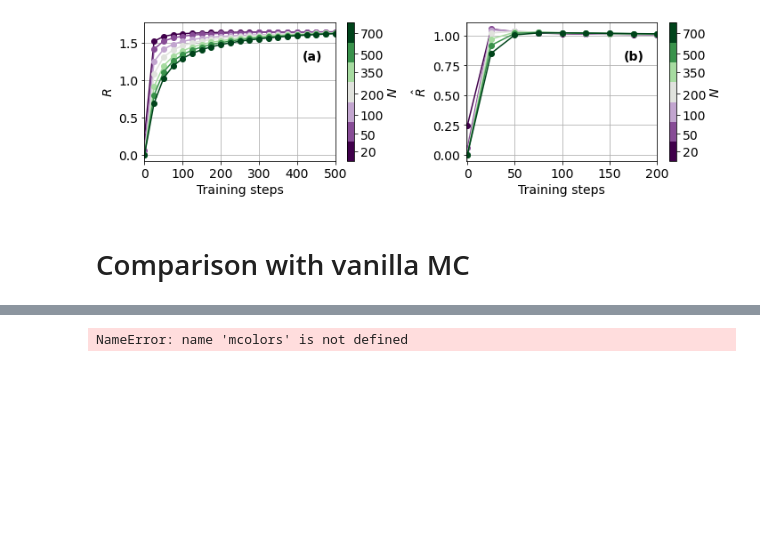
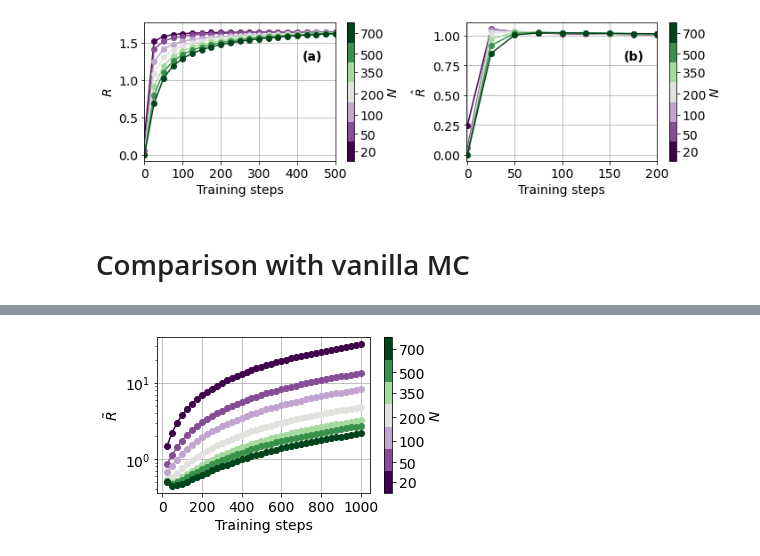
Before and after one commit to Laplaxe/MonteCarloGA_CW, a Jupyter notebook: Code/first_passages.ipynb, the cells around one changed output, grey strips where cells are left out. Cells and saved outputs as stored; diff of their text form; code cells hidden in the pictures; blank space fills up the shorter version.

```diff
--- a/Code/first_passages.ipynb
+++ b/Code/first_passages.ipynb
@@ -1318,33 +1318,33 @@ boundaries.append(Ns[-1] + (Ns[-1] - Ns[-2]) / 2)
 # Create a norm based on these boundaries.
 norm = mcolors.BoundaryNorm(boundaries, ncolors=len(Ns))
 
 # Create a ScalarMappable for the colorbar.
 sm = plt.cm.ScalarMappable(cmap=discrete_cmap, norm=norm)
 sm.set_array([])
 
 # Plot each result using its corresponding discrete color.
 for i, results in enumerate(all_results):
     results = np.array(results)
-    plt.plot(results[:, 0], (results[:, -2]+results[:, 0])/results[:, -3],
+    plt.plot(results[1:, 0], (results[1:, -2]+results[1:, 0])/results[1:, -3],
              marker="o", alpha=1,
              color=discrete_colors[i])
 
-plt.xlabel(r'Training epochs', fontsize=14)
+plt.xlabel(r'Training steps', fontsize=14)
 plt.ylabel(r'$\tilde{R}$', fontsize=14)
 plt.xticks(fontsize=14)
 plt.yticks(fontsize=14)
 plt.grid(True)
 #plt.xlim(0, 0.20)
 #plt.ylim(0, None)
 plt.yscale("log")
 
 # Add the discretized colorbar with ticks at each N.
 cbar = plt.colorbar(sm, boundaries=boundaries, ticks=Ns)
 cbar.set_label(r'$N$', fontsize=14)
 cbar.ax.tick_params(labelsize=14)
 
 plt.tight_layout()
 plt.savefig(f"../Plots/FPS_comparison_vanilla.pdf", bbox_inches='tight')
 plt.show()
 # %% [output]
-NameError: name 'mcolors' is not defined
+[figure, added]
```
Also changed, not shown: parts of 6 cells of this notebook, 2 other files.
